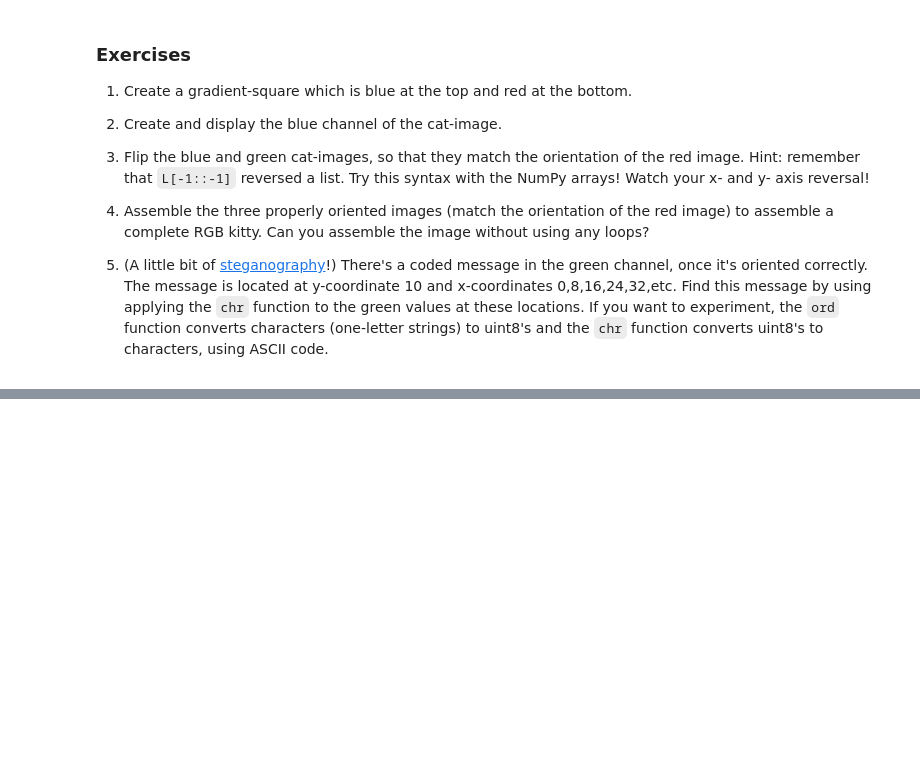
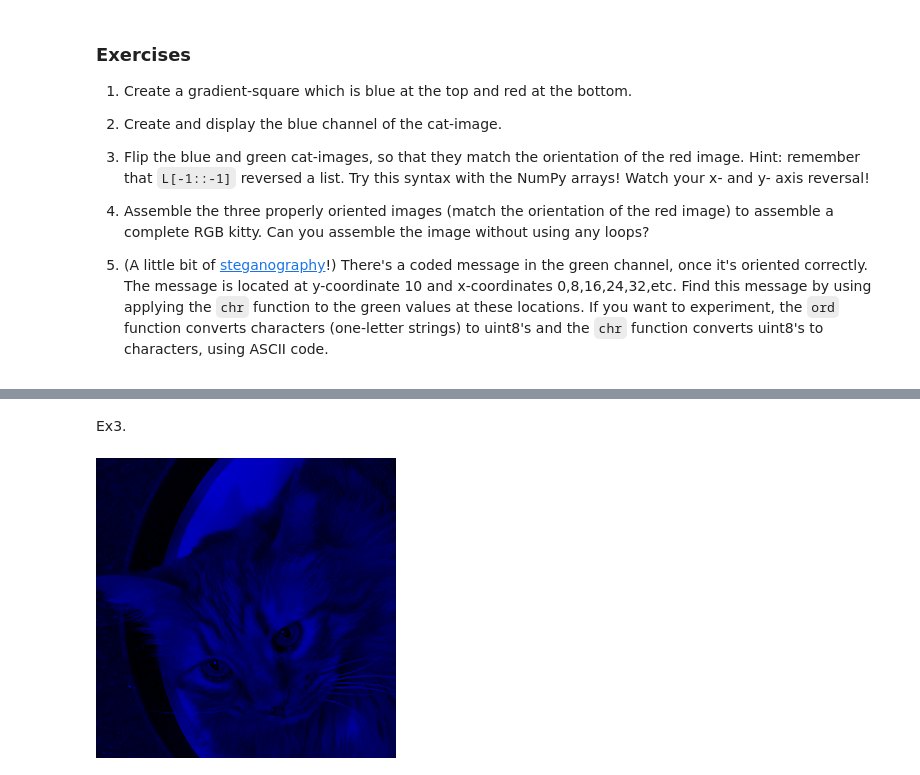
Before and after one commit to JiaqiZhang1/Math-152, a Jupyter notebook: P4M_Notebook_4.ipynb, the cells around one changed output, grey strips where cells are left out. Cells and saved outputs as stored; diff of their text form; code cells hidden in the pictures; blank space fills up the shorter version.

```diff
--- a/P4M_Notebook_4.ipynb
+++ b/P4M_Notebook_4.ipynb
@@ -1175,0 +1195,9 @@ Now we see the problem!  Complete the exercises below to fix the image.
+# %% [markdown]
+Ex3.
+# %%
+bluecatarray = catarray.copy()
+bluecatarray[:,:,[0,1]] = 0
+bluecatarray_flip = bluecatarray[:,-1::-1]
+display(Image.fromarray(bluecatarray_flip))
+# %% [output]
+[figure, added]
```
Also changed, not shown: parts of 16 cells of this notebook.
